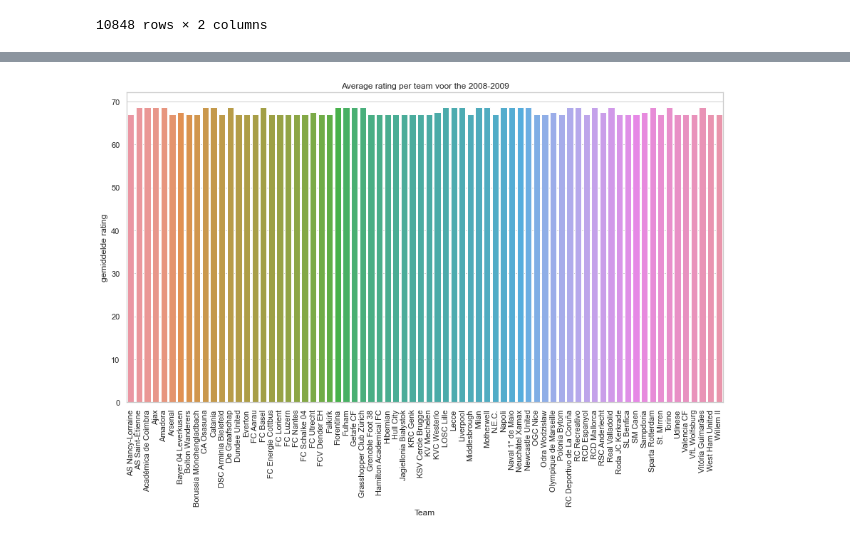
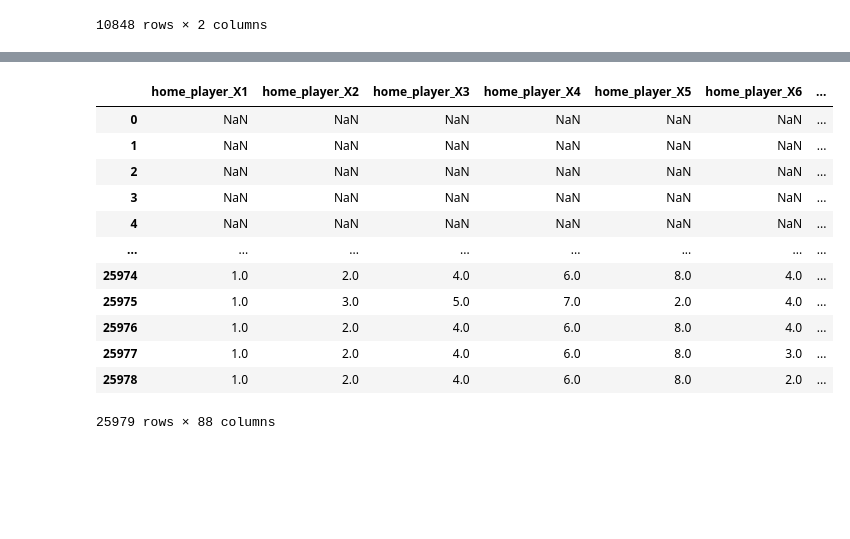
Before and after one commit to NimaGhafar/Datafrituurpan, a Jupyter notebook: Sprint_4_1_python.ipynb, the cells around one changed output, grey strips where cells are left out. Drawn from its saved outputs; the diff is of its cells as text; code cells hidden in the pictures; blank space fills up the shorter version.

Commit message:
Opdracht 4.2 en 4.3, graag naar 4.3 weer kijken

```diff
--- a/Sprint_4_1_python.ipynb
+++ b/Sprint_4_1_python.ipynb
@@ -235,35 +190,25 @@ match
-# %%
-#Opdracht 4.3
-import matplotlib.pyplot as plt
-import seaborn as sns
-# Filter matches for 2015-2016 season
-matches = match[match['season'] == '2008/2009']
-
-# Merge matches with team to get team names
-matches_teams = matches.merge(team[['team_api_id', 'team_long_name']], left_on='home_team_api_id', right_on='team_api_id', how='inner')
-matches_teams2 = matches_teams.rename(columns={'team_long_name': 'thuis_team_name'})
-matches_teams3 = pd.merge(matches_teams2, team[['team_api_id', 'team_long_name']], left_on='away_team_api_id', right_on='team_api_id', how='inner')
-matches_teams4 = matches_teams3.rename(columns={'team_long_name': 'uit_team_name'})
-
-matches_teams4
-player_match = matches_teams4.merge(player_attributes, on='date', how='inner')
-
-playername_match = player_match.merge(player, on = 'player_api_id', how = 'inner' )
-playername_match
-playername_match_short = playername_match[["date", "season", "match_api_id", "player_name", "player_fifa_api_id_y"
-                                           , "overall_rating", "team_api_id_x", "thuis_team_name", "team_api_id_y"
-                                           ,"uit_team_name"]]
-team_ratings = playername_match_short.groupby(['thuis_team_name'])['overall_rating'].mean().reset_index()
-team_ratings = team_ratings.append(playername_match_short.groupby(['uit_team_name'])['overall_rating'].mean().reset_index())
-team_ratings = team_ratings.groupby(['thuis_team_name'])['overall_rating'].mean().reset_index()
-
-# Create bar plot of team ratings
-plt.figure(figsize=(15, 8))
-sns.barplot(x="thuis_team_name", y="overall_rating", data=team_ratings)
-plt.title("Average rating per team voor the 2008-2009")
-plt.xlabel("Team")
-plt.ylabel("gemiddelde rating")
-plt.xticks(rotation=90)
-plt.show()
-# %% [output]
-[figure, removed]
+# %%
+def Match(x):
+    columns = ['home_player_' + str(i) for i in range(1,12)] + ['away_player_' + str(i) for i in range(1, 12)]
+    pl = player_attributes.groupby(['player_api_id']).mean().round(0).reset_index()
+    dictio = dict(zip(pl['player_api_id'], pl[x]))
+
+    for kol in columns:
+        column_name = kol + '_rating'
+        match[column_name] = [dictio.get(a, None) for a in match[kol]]
+    return match
+Match('overall_rating').filter(like="player")
+# %% [output]
+|  | home_player_X1 | home_player_X2 | home_player_X3 | home_player_X4 | home_player_X5 | home_player_X6 | ... |
+| 0 | NaN | NaN | NaN | NaN | NaN | NaN | ... |
+| 1 | NaN | NaN | NaN | NaN | NaN | NaN | ... |
+| 2 | NaN | NaN | NaN | NaN | NaN | NaN | ... |
+| 3 | NaN | NaN | NaN | NaN | NaN | NaN | ... |
+| 4 | NaN | NaN | NaN | NaN | NaN | NaN | ... |
+| ... | ... | ... | ... | ... | ... | ... | ... |
+| 25974 | 1.0 | 2.0 | 4.0 | 6.0 | 8.0 | 4.0 | ... |
+| 25975 | 1.0 | 3.0 | 5.0 | 7.0 | 2.0 | 4.0 | ... |
+| 25976 | 1.0 | 2.0 | 4.0 | 6.0 | 8.0 | 4.0 | ... |
+| 25977 | 1.0 | 2.0 | 4.0 | 6.0 | 8.0 | 3.0 | ... |
+| 25978 | 1.0 | 2.0 | 4.0 | 6.0 | 8.0 | 2.0 | ... |
+25979 rows × 88 columns
```
Also changed, not shown: parts of 4 cells of this notebook.
